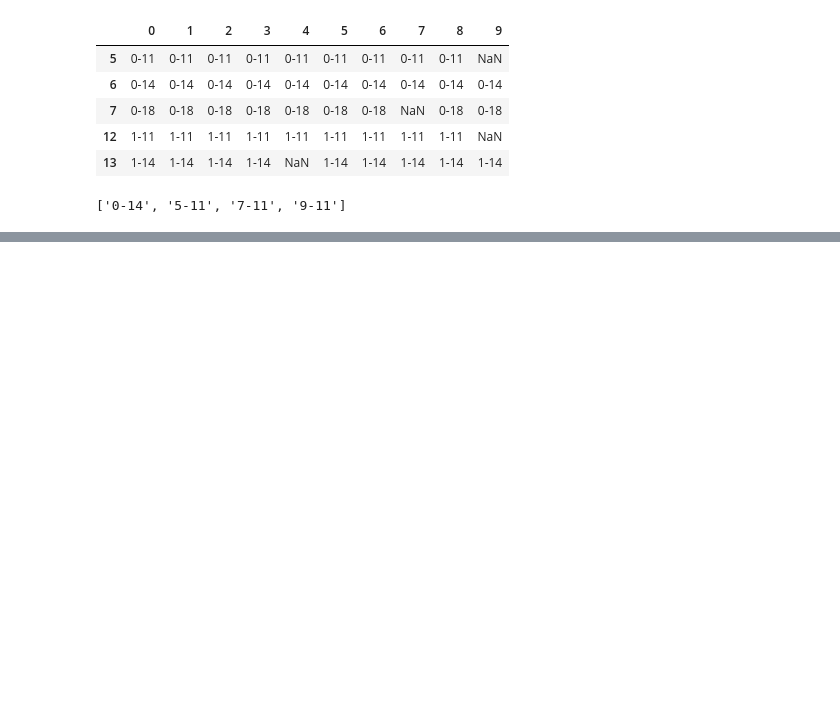
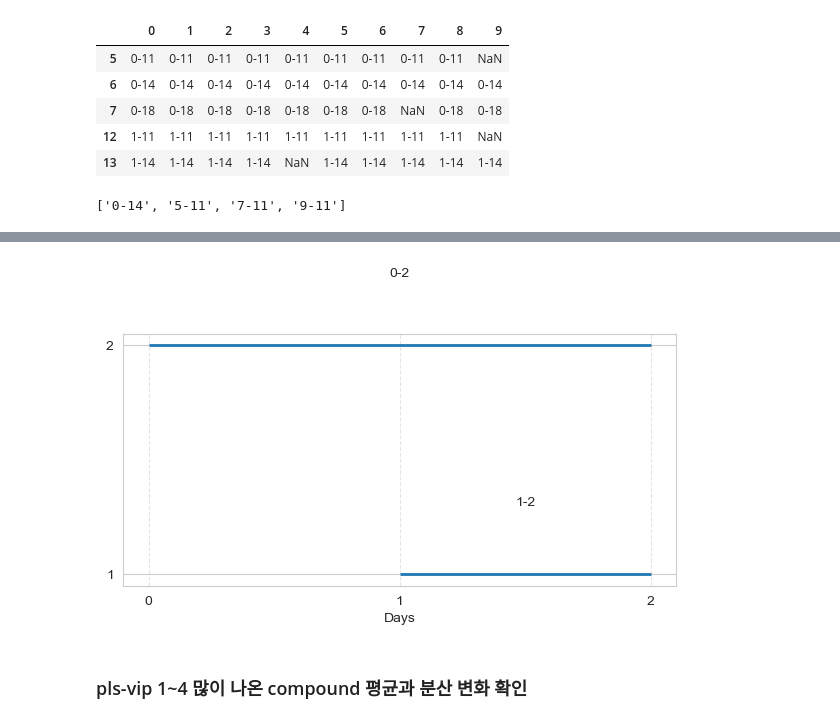
Before and after one commit to cosmos17/2025_STLab, a Jupyter notebook: Flavor/01_Volatile.ipynb, the cells around one changed output, grey strips where cells are left out. Cells and saved outputs as stored; diff of their text form; code cells hidden in the pictures; blank space fills up the shorter version.

```diff
--- a/Flavor/01_Volatile.ipynb
+++ b/Flavor/01_Volatile.ipynb
@@ -694,0 +892,6 @@ intersect1
+# %%
+draw_grouped(intersect4, x_ticks_=range(0, 3))
+# %% [output]
+[figure, added]
+# %% [markdown]
+### pls-vip 1~4 많이 나온 compound 평균과 분산 변화 확인
```
Also changed, not shown: parts of 25 cells of this notebook, 2 other files.
